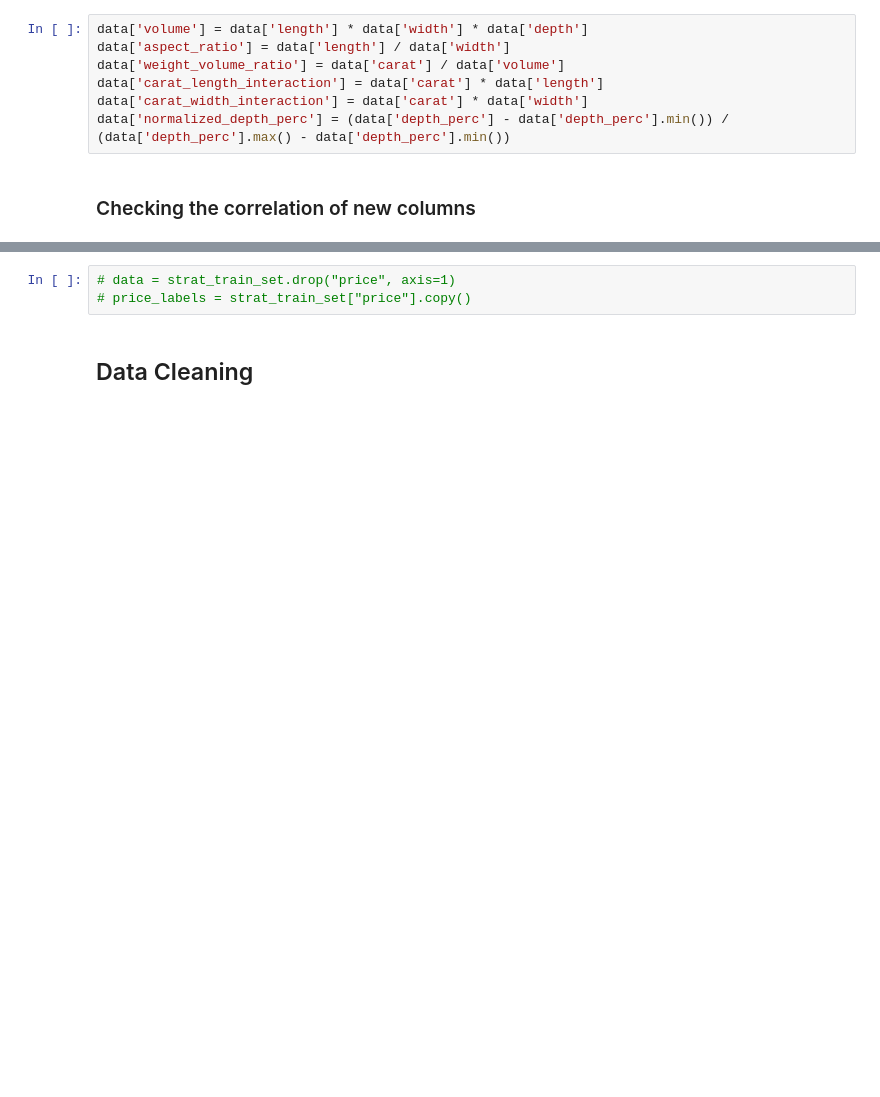
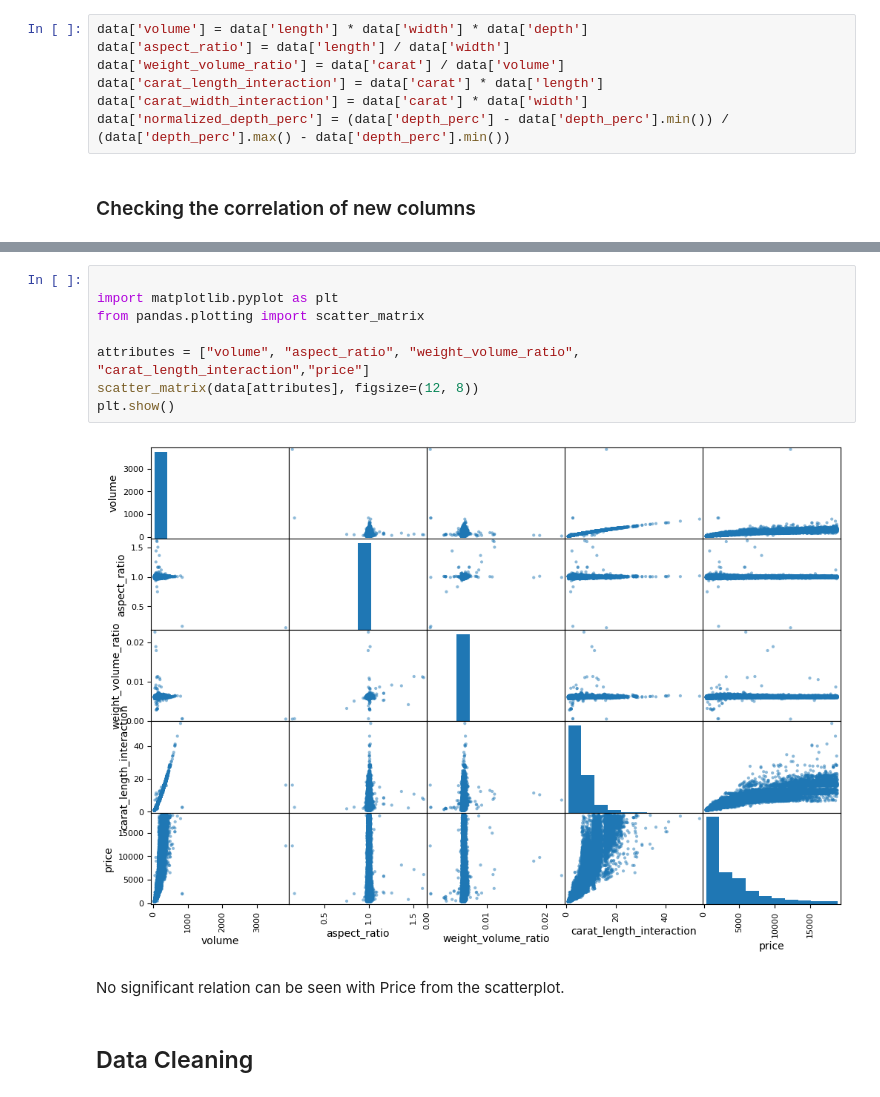
Before and after one commit to Yashsethi24/Regression-diamond-prices, a Jupyter notebook: End_to_End_ML_project.ipynb, the cells around one changed output, grey strips where cells are left out. Drawn from its saved outputs; the diff is of its cells as text; blank space fills up the shorter version.

```diff
--- a/End_to_End_ML_project.ipynb
+++ b/End_to_End_ML_project.ipynb
@@ -460,6 +350,15 @@ See the caveats in the documentation: https://pandas.pydata.org/pandas-docs/stab
-# %%
-# data = strat_train_set.drop("price", axis=1)
-# price_labels = strat_train_set["price"].copy()
+# %%
+
+import matplotlib.pyplot as plt
+from pandas.plotting import scatter_matrix
+
+attributes = ["volume", "aspect_ratio", "weight_volume_ratio", "carat_length_interaction","price"]
+scatter_matrix(data[attributes], figsize=(12, 8))
+plt.show()
+# %% [output]
+[figure, added]
+# %% [markdown]
+ No significant relation can be seen with Price from the scatterplot.
 # %% [markdown]
 ## Data Cleaning
 # %%
```
Also changed, not shown: parts of 79 cells of this notebook.
